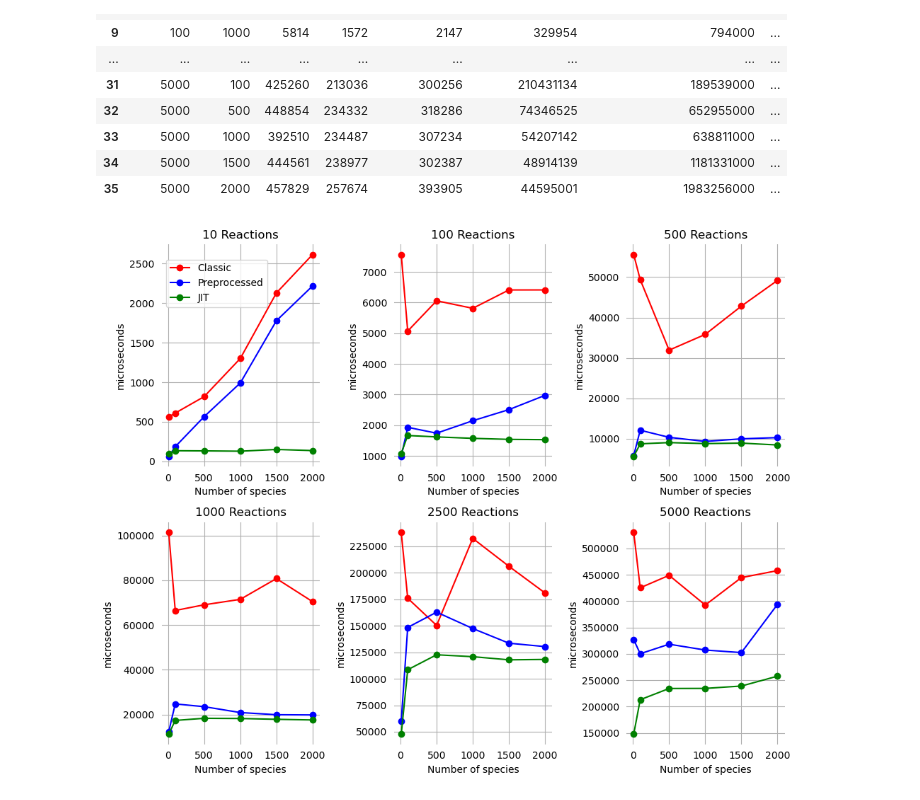
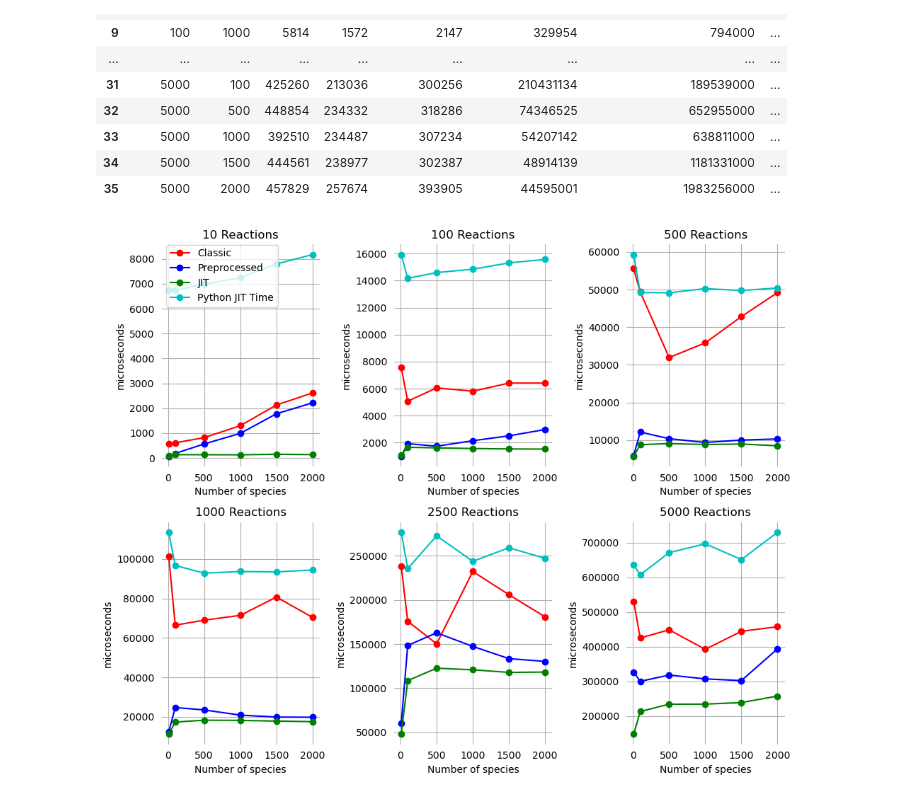
Before and after one commit to mattldawson/jit_test, a Jupyter notebook: plots/JIT.ipynb, the cells around one changed output. Cells and saved outputs as stored; diff of their text form; code cells hidden in the pictures.

```diff
--- a/plots/JIT.ipynb
+++ b/plots/JIT.ipynb
@@ -45,9 +45,14 @@ results = pd.DataFrame({
     'JIT Compile Time': jit_compile_time[:len(preproc_comptime)],
     'Preprocessed Compile Time': preproc_comptime[:len(preproc_comptime)]
 })
+# %%
+df = pd.read_csv('data/python_jit.csv')
+# %%
+results = pd.concat([results, df.drop(columns=['reactions', 'species'])], axis=1)
 # %%
 results['JIT Speedup'] = results.Classic / results.JIT
 results['Preprocessed Speedup'] = results.Classic / results.Preprocessed
+results['Python JIT Speedup'] = results.Classic / results['Python JIT Time']
 # %%
 results
 # %% [output]
@@ -71,23 +76,23 @@ results
 # %%
 fig, axes = plt.subplots(nrows=2, ncols=3, figsize=(10, 8))
 
 for nreacts, ax in zip(results.Reactions.unique(), axes.ravel()):
     _sub = results[results.Reactions == nreacts]
-    for column, color in [('Classic', 'r'), ('Preprocessed', 'b'), ('JIT', 'g')]:
+    for column, color in [('Classic', 'r'), ('Preprocessed', 'b'), ('JIT', 'g'), ('Python JIT Time', 'c')]:
         ax.plot(_sub.Species, _sub[column], color=color, label=column, marker='o')
 
     ax.set_ylabel('microseconds')
     ax.set_xlabel('Number of species')
     ax.set_title(f'{nreacts} Reactions')
     ax.spines[:].set_visible(False)
     ax.grid()
     ax.tick_params(width=0, which='both')
 
 handles, labels = ax.get_legend_handles_labels()
 fig.legend(handles, labels, loc = (0.1, 0.85))
 fig.tight_layout()
 # %% [output]
-[figure, old version]
+[figure, new version]
 # %%
 fig, axes = plt.subplots(nrows=2, ncols=3, figsize=(10, 8))
 
```
Also changed, not shown: parts of 2 cells of this notebook, 3 other files.
